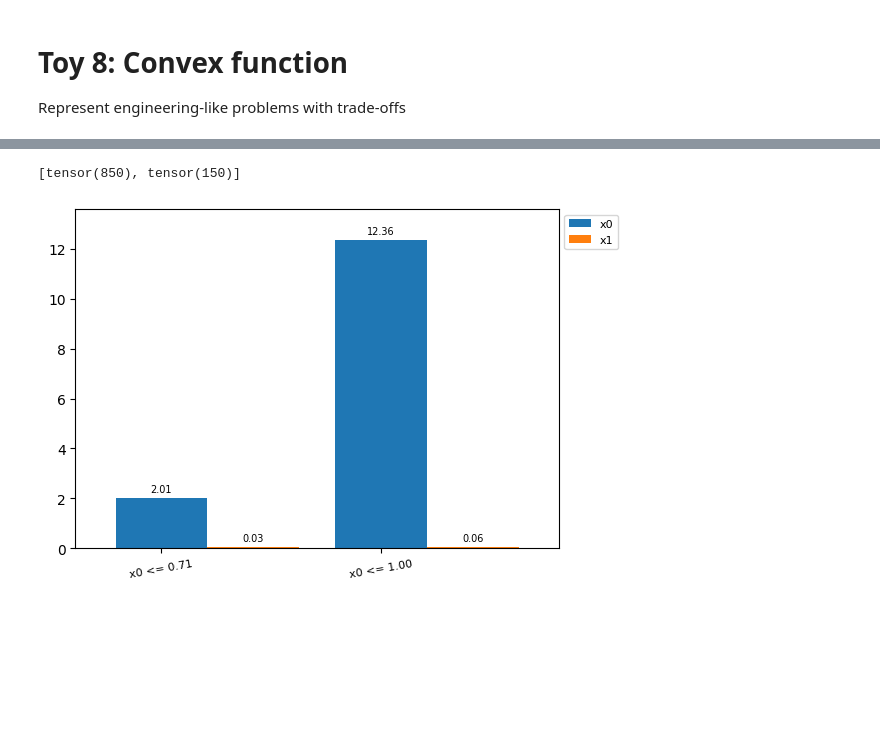
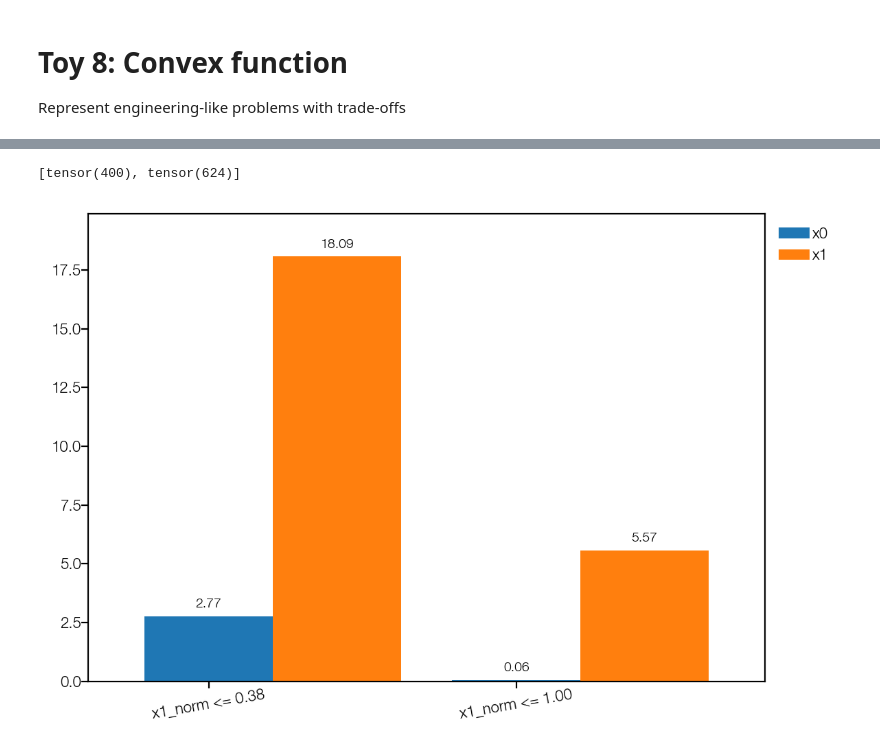
Before and after one commit to Hyein-coder/pykan, a Jupyter notebook: github/workflows/Hyein/toy_8_convex.ipynb, the cells around one changed output, grey strips where cells are left out. Saved outputs shown, nothing was run; the diff lists cells and outputs as text; code cells hidden in the pictures; blank space fills up the shorter version.

```diff
--- a/github/workflows/Hyein/toy_8_convex.ipynb
+++ b/github/workflows/Hyein/toy_8_convex.ipynb
@@ -4,12 +4,20 @@
 Represent engineering-like problems with trade-offs
 # %%
 import torch
-from kan import create_dataset
+import os
 from kan.custom import MultKAN
 import numpy as np
 import matplotlib.pyplot as plt
+import pandas as pd
 
 device = torch.device('cuda' if torch.cuda.is_available() else 'cpu')
 
-f = lambda x: x[:, [0]]**2 + torch.exp(x[:, [1]] * 2) / 4
-dataset = create_dataset(f, n_var=2, train_num=1000, test_num=100, device=device, normalize_label=True)
+root_dir = os.path.join(os.getcwd())
+save_dir = os.path.join(root_dir, "custom_figures", "material_01")
+os.makedirs(save_dir, exist_ok=True)
+
+f_param = "toy_8_20251120_1835"
+save_heading = os.path.join(save_dir, f_param + "_analysis")
+d_opt = pd.read_excel(os.path.join(root_dir, 'multkan_sweep_autosave', f_param + ".xlsx"), sheet_name='best_avg_by_params')
+d_opt_flat = d_opt.iloc[0]
+d_opt_flat = d_opt_flat.to_dict()
@@ -60,0 +119,13 @@ plt.show()
+# %%
+from kan.experiments.multkan_hparam_sweep import evaluate_params
+params = {k: v for k, v in d_opt_flat.items() if "param_" in k}
+params = {key.replace('param_', ''): value for key, value in params.items()}
+# params['symbolic'] = True
+
+res, model, fit_kwargs, dataset = evaluate_params(
+    X_train_norm, y_train_norm, X_val_norm, y_val_norm, params, X_test_norm, y_test_norm, 0, scaler_y, device.type,
+    save_heading=save_heading
+)
+print(res)
+model.plot()
+plt.show()
@@ -152,10 +265,14 @@ for l in layers_to_plot:
                     width=bar_width, align='center', color='r', label='Slope')
             ax.set_title(f'in {i} -- out {j}', fontsize=10)
 
-            print(f'in {i} -- out {j}')
+            print(f'Layer {l} : in {i} -- out {j}')
             print(f'Slope: {slope}')
 
-            inflection_val = act.grid[i, spline_radius + find_index_sign_revert(slope)]
+            idx_revert = find_index_sign_revert(slope)
+            if idx_revert is None:
+                inflection_val = None
+            else:
+                inflection_val = act.grid[i, spline_radius + idx_revert]
             inflection_points_per_layer.append(inflection_val)
 
             print(f'Inflection point: {inflection_val}')
@@ -177,12 +302,12 @@ Inflection point: -0.7853595018386841
 # %%
-mask_idx = 0
+mask_idx = 1
 mask_interval = [-1, inflection_points[0][mask_idx], 1]
 
 x_mask = dataset['train_input'][:, mask_idx]
 y_vals = dataset['train_label'].ravel()
 
 masks = [ ((x_mask > lb) & (x_mask <= ub)) for lb, ub in zip(mask_interval[:-1], mask_interval[1:])]
-labels = [f'x{mask_idx} <= {ub:.2f}' for lb, ub in zip(mask_interval[:-1], mask_interval[1:])]
+labels = [f'x{mask_idx}_norm <= {ub:.2f}' for lb, ub in zip(mask_interval[:-1], mask_interval[1:])]
 print([sum(x) for x in masks])
 
 scores_interval = []
@@ -192,32 +317,32 @@ for mask in masks:
         x_tensor_masked = dataset['train_input'][mask, :]
         x_std = torch.std(x_tensor_masked, dim=0).detach().cpu().numpy()
         model.forward(x_tensor_masked)
 
         score_masked = model.feature_score.detach().cpu().numpy()
         score_norm = score_masked / x_std
         scores_interval.append(score_masked)
         scores_interval_norm.append(score_norm)
     else:
         scores_interval.append(np.zeros(scores_tot.shape))
         scores_interval_norm.append(np.zeros(scores_tot.shape))
 
 width = 0.25
 fig, ax = plt.subplots(figsize=(6,4))
 xticks = np.arange(len(masks)) * (width * scores_tot.shape[0] * 1.2)
 xticklabels = labels
 max_score = max([max(s) for s in scores_interval_norm])
 for idx in range(scores_tot.shape[0]):
     bars = ax.bar(xticks + idx * width, [s[idx] for s in scores_interval_norm], width, label=f"x{idx}")
     ax.bar_label(bars, fmt='%.2f', fontsize=7, padding=3)
 ax.margins(x=0.1)
 ax.set_ylim(0, max_score * 1.1)
 
 ax.set_xticks(xticks)
 ax.set_xticklabels(xticklabels, rotation=10, ha='center', fontsize=8)
 ax.legend(loc='upper left', bbox_to_anchor=(1, 1), fontsize=8)
 
 plt.tight_layout()
 plt.show()
 # %% [output]
-[tensor(850), tensor(150)]
+[tensor(400), tensor(624)]
-[figure, old version]
+[figure, new version]
```
Also changed, not shown: parts of 10 cells of this notebook, 3 other files.
